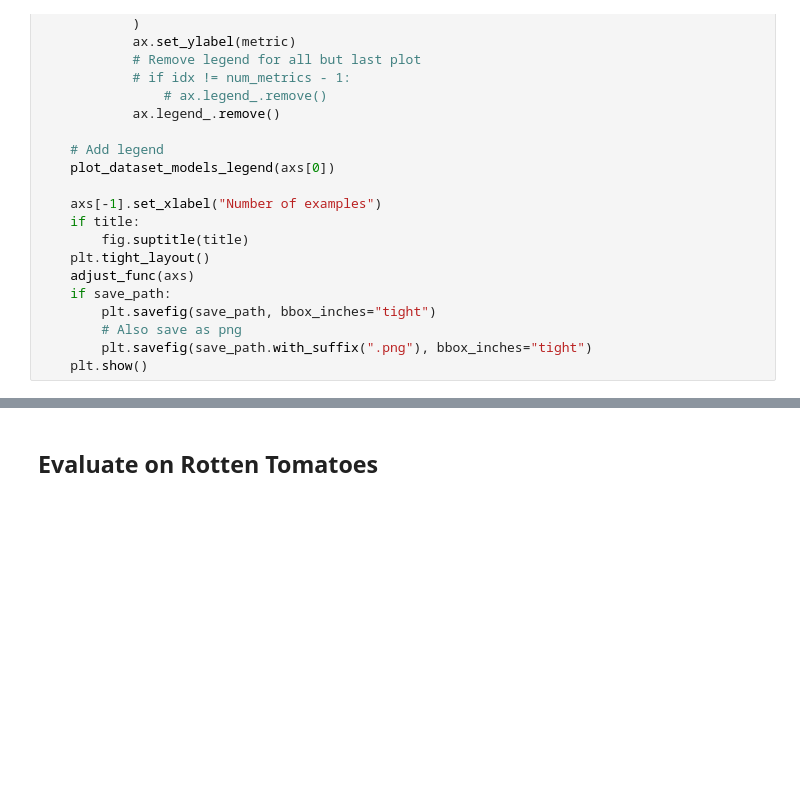
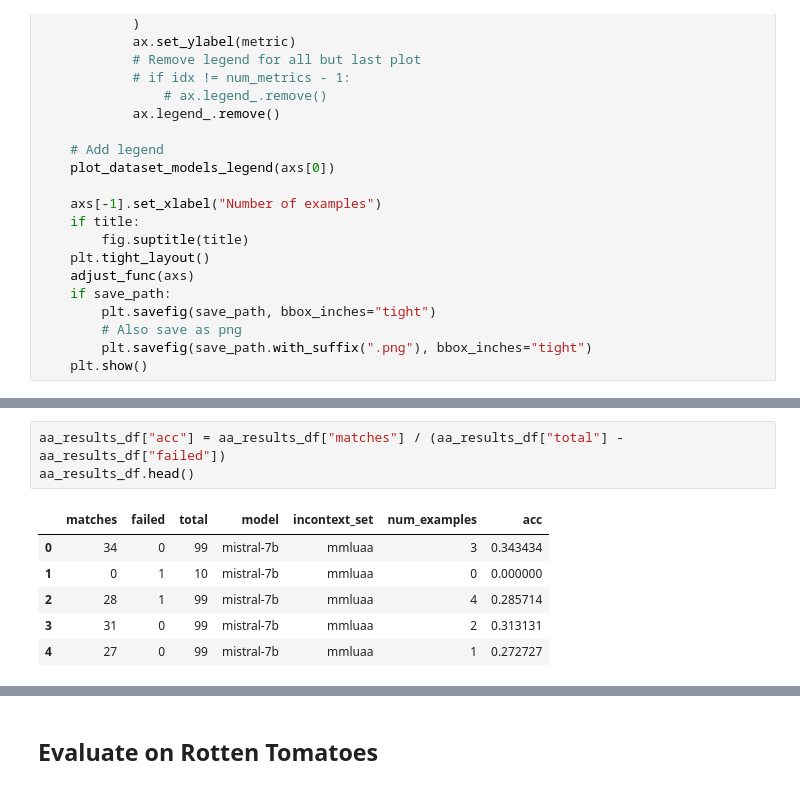
Before and after one commit to ivaxi0s/llm-task-switch, a Jupyter notebook: results/plot_metrics.ipynb, the cells around one changed output, grey strips where cells are left out. Drawn from its saved outputs; the diff is of its cells as text; blank space fills up the shorter version.

```diff
--- a/results/plot_metrics.ipynb
+++ b/results/plot_metrics.ipynb
@@ -221,0 +310,10 @@ plt.show()
+# %%
+aa_results_df["acc"] = aa_results_df["matches"] / (aa_results_df["total"] - aa_results_df["failed"])
+aa_results_df.head()
+# %% [output]
+|  | matches | failed | total | model | incontext_set | num_examples | acc |
+| 0 | 34 | 0 | 99 | mistral-7b | mmluaa | 3 | 0.343434 |
+| 1 | 0 | 1 | 10 | mistral-7b | mmluaa | 0 | 0.000000 |
+| 2 | 28 | 1 | 99 | mistral-7b | mmluaa | 4 | 0.285714 |
+| 3 | 31 | 0 | 99 | mistral-7b | mmluaa | 2 | 0.313131 |
+| 4 | 27 | 0 | 99 | mistral-7b | mmluaa | 1 | 0.272727 |
```
Also changed, not shown: parts of 16 cells of this notebook, 6 other files.
